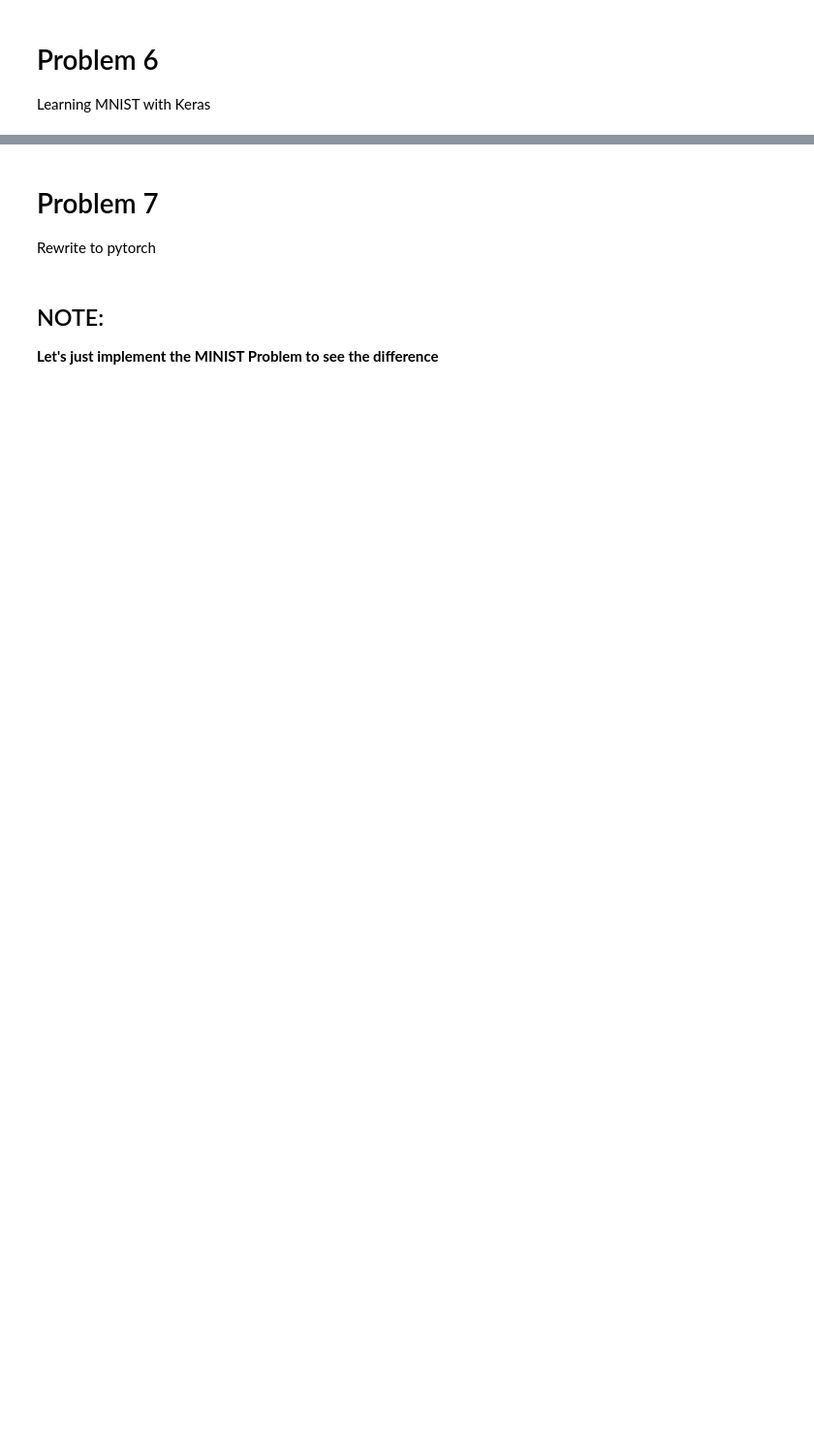
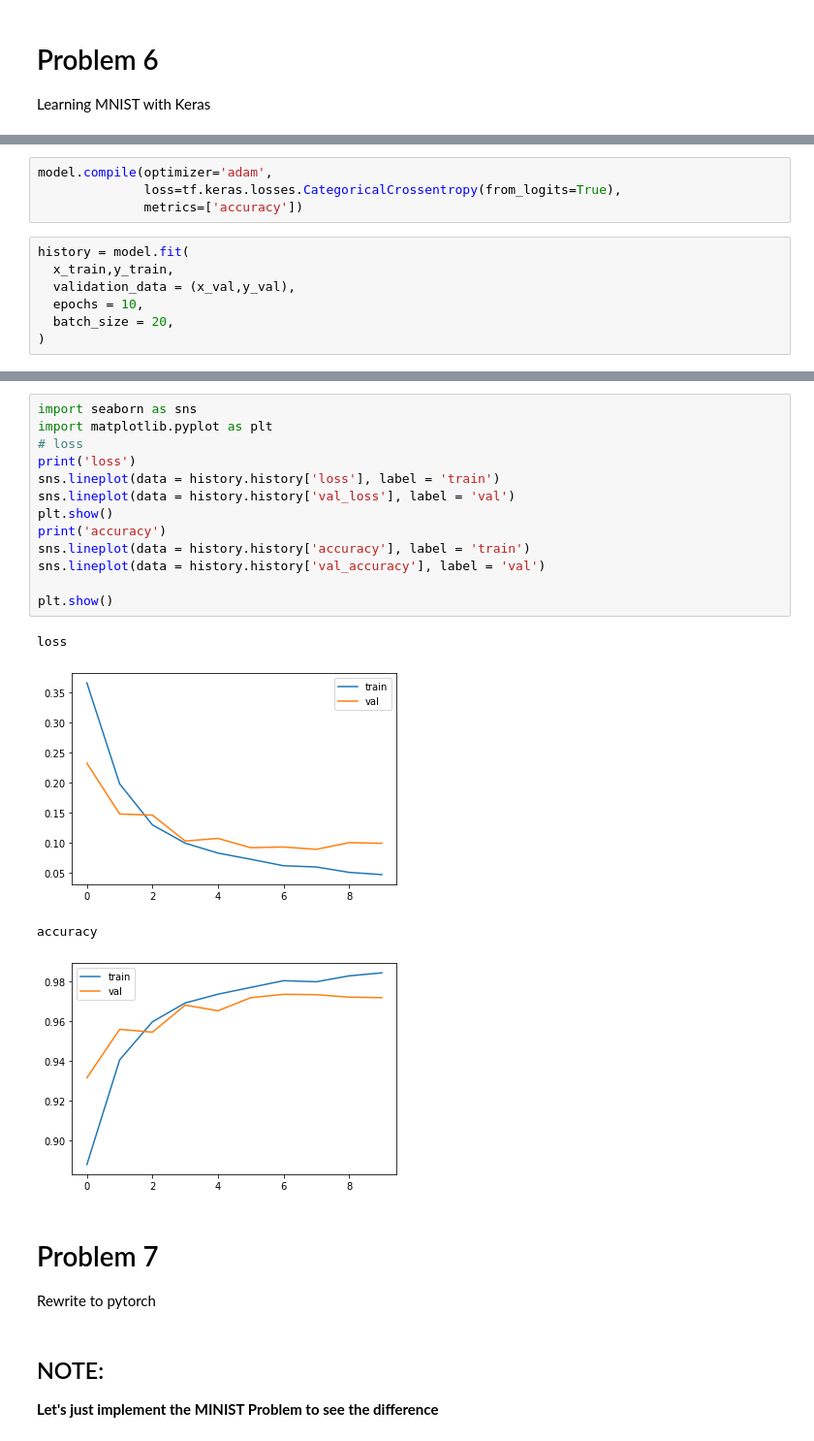
Before and after one commit to produdez/diveintocode-ml, a Jupyter notebook: Week 20/keras.ipynb, the cells around one changed output, grey strips where cells are left out. Shown: that part at 97% size. Cells and saved outputs as stored; diff of their text form; blank space fills up the shorter version.

```diff
--- a/Week 20/keras.ipynb
+++ b/Week 20/keras.ipynb
@@ -445,0 +529,11 @@ Learning MNIST with Keras
+# %%
+model.compile(optimizer='adam',
+              loss=tf.keras.losses.CategoricalCrossentropy(from_logits=True),
+              metrics=['accuracy'])
+# %%
+history = model.fit(
+  x_train,y_train,
+  validation_data = (x_val,y_val),
+  epochs = 10,
+  batch_size = 20,
+)
@@ -446,3 +561,21 @@ Learning MNIST with Keras
+# %%
+import seaborn as sns
+import matplotlib.pyplot as plt
+# loss
+print('loss')
+sns.lineplot(data = history.history['loss'], label = 'train')
+sns.lineplot(data = history.history['val_loss'], label = 'val')
+plt.show()
+print('accuracy')
+sns.lineplot(data = history.history['accuracy'], label = 'train')
+sns.lineplot(data = history.history['val_accuracy'], label = 'val')
+
+plt.show()
+# %% [output]
+loss
+[figure, added]
+accuracy
+[figure, added]
 # %% [markdown]
 # Problem 7
 Rewrite to pytorch
```
Also changed, not shown: parts of 28 cells of this notebook.
